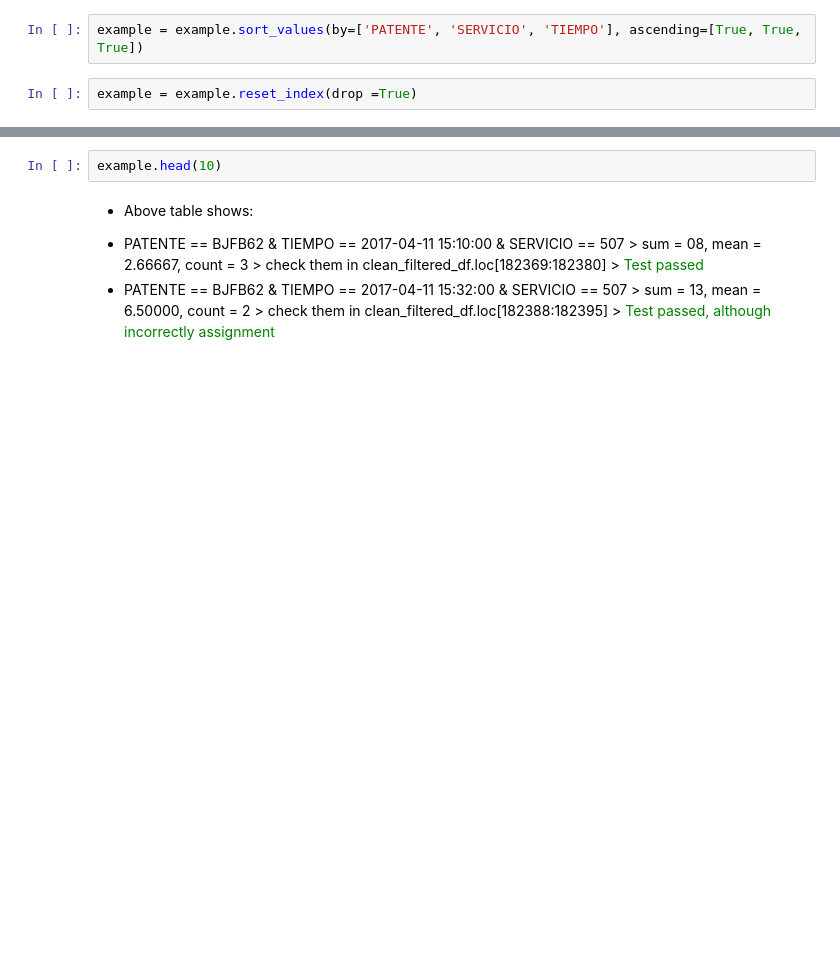
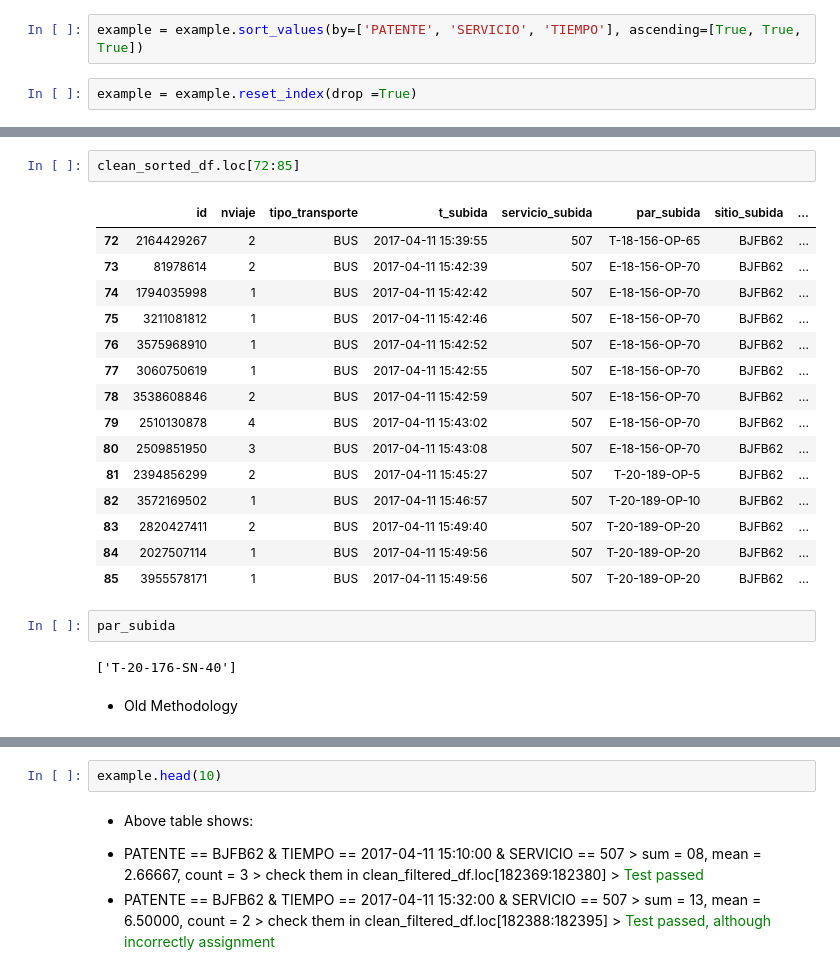
Before and after one commit to leocamus/TSAnalysis, a Jupyter notebook: TEST_MatchingUsers.ipynb, the cells around one changed output, grey strips where cells are left out. Saved outputs shown, nothing was run; the diff lists cells and outputs as text; blank space fills up the shorter version.

```diff
--- a/TEST_MatchingUsers.ipynb
+++ b/TEST_MatchingUsers.ipynb
@@ -153,3 +384,27 @@ clean_filtered_df[(clean_filtered_df['sitio_subida']=='BJFB62')&(clean_filtered_
+# %%
+clean_sorted_df.loc[72:85]
+# %% [output]
+|  | id | nviaje | tipo_transporte | t_subida | servicio_subida | par_subida | sitio_subida | ... |
+| 72 | 2164429267 | 2 | BUS | 2017-04-11 15:39:55 | 507 | T-18-156-OP-65 | BJFB62 | ... |
+| 73 | 81978614 | 2 | BUS | 2017-04-11 15:42:39 | 507 | E-18-156-OP-70 | BJFB62 | ... |
+| 74 | 1794035998 | 1 | BUS | 2017-04-11 15:42:42 | 507 | E-18-156-OP-70 | BJFB62 | ... |
+| 75 | 3211081812 | 1 | BUS | 2017-04-11 15:42:46 | 507 | E-18-156-OP-70 | BJFB62 | ... |
+| 76 | 3575968910 | 1 | BUS | 2017-04-11 15:42:52 | 507 | E-18-156-OP-70 | BJFB62 | ... |
+| 77 | 3060750619 | 1 | BUS | 2017-04-11 15:42:55 | 507 | E-18-156-OP-70 | BJFB62 | ... |
+| 78 | 3538608846 | 2 | BUS | 2017-04-11 15:42:59 | 507 | E-18-156-OP-70 | BJFB62 | ... |
+| 79 | 2510130878 | 4 | BUS | 2017-04-11 15:43:02 | 507 | E-18-156-OP-70 | BJFB62 | ... |
+| 80 | 2509851950 | 3 | BUS | 2017-04-11 15:43:08 | 507 | E-18-156-OP-70 | BJFB62 | ... |
+| 81 | 2394856299 | 2 | BUS | 2017-04-11 15:45:27 | 507 | T-20-189-OP-5 | BJFB62 | ... |
+| 82 | 3572169502 | 1 | BUS | 2017-04-11 15:46:57 | 507 | T-20-189-OP-10 | BJFB62 | ... |
+| 83 | 2820427411 | 2 | BUS | 2017-04-11 15:49:40 | 507 | T-20-189-OP-20 | BJFB62 | ... |
+| 84 | 2027507114 | 1 | BUS | 2017-04-11 15:49:56 | 507 | T-20-189-OP-20 | BJFB62 | ... |
+| 85 | 3955578171 | 1 | BUS | 2017-04-11 15:49:56 | 507 | T-20-189-OP-20 | BJFB62 | ... |
+# %%
+par_subida
+# %% [output]
+['T-20-176-SN-40']
+# %% [markdown]
+* Old Methodology
 # %%
 i = 0
 past_plate = '-'
```
Also changed, not shown: parts of 31 cells of this notebook, 1 other file.
